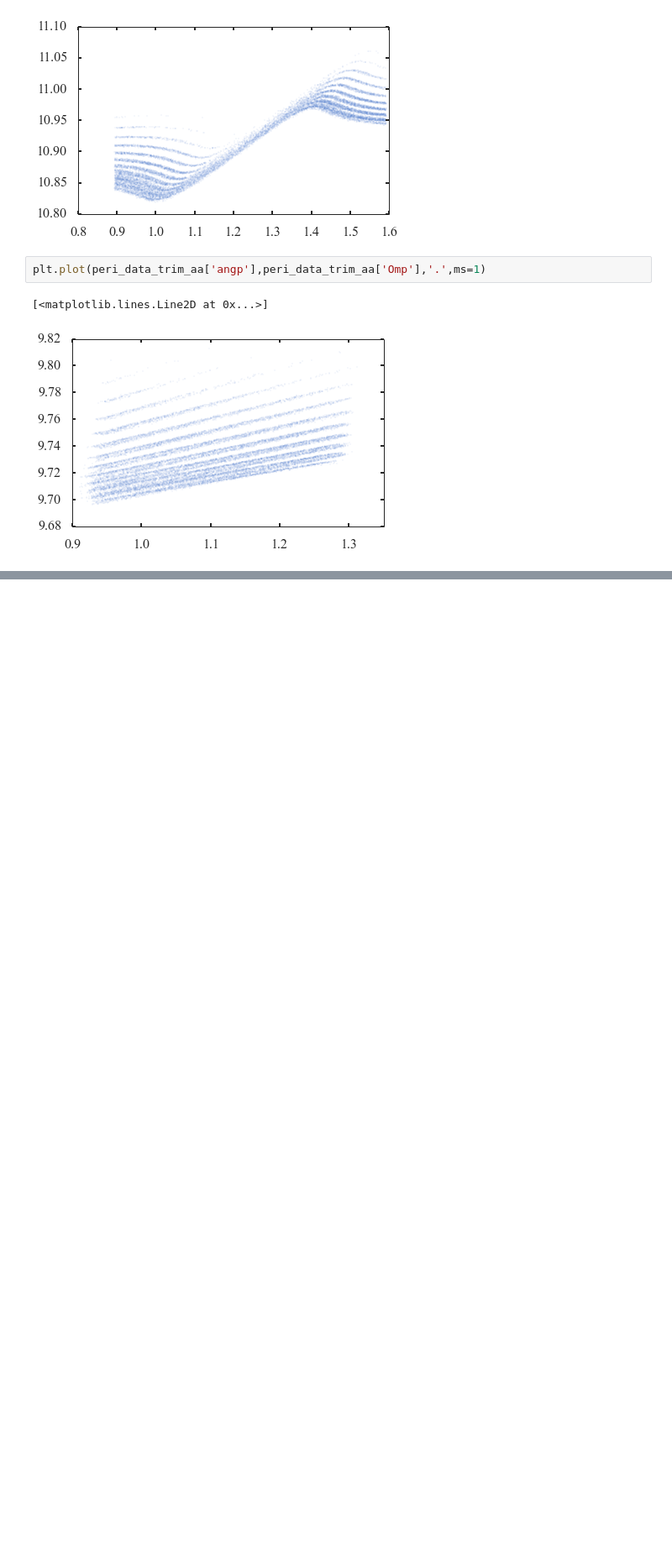
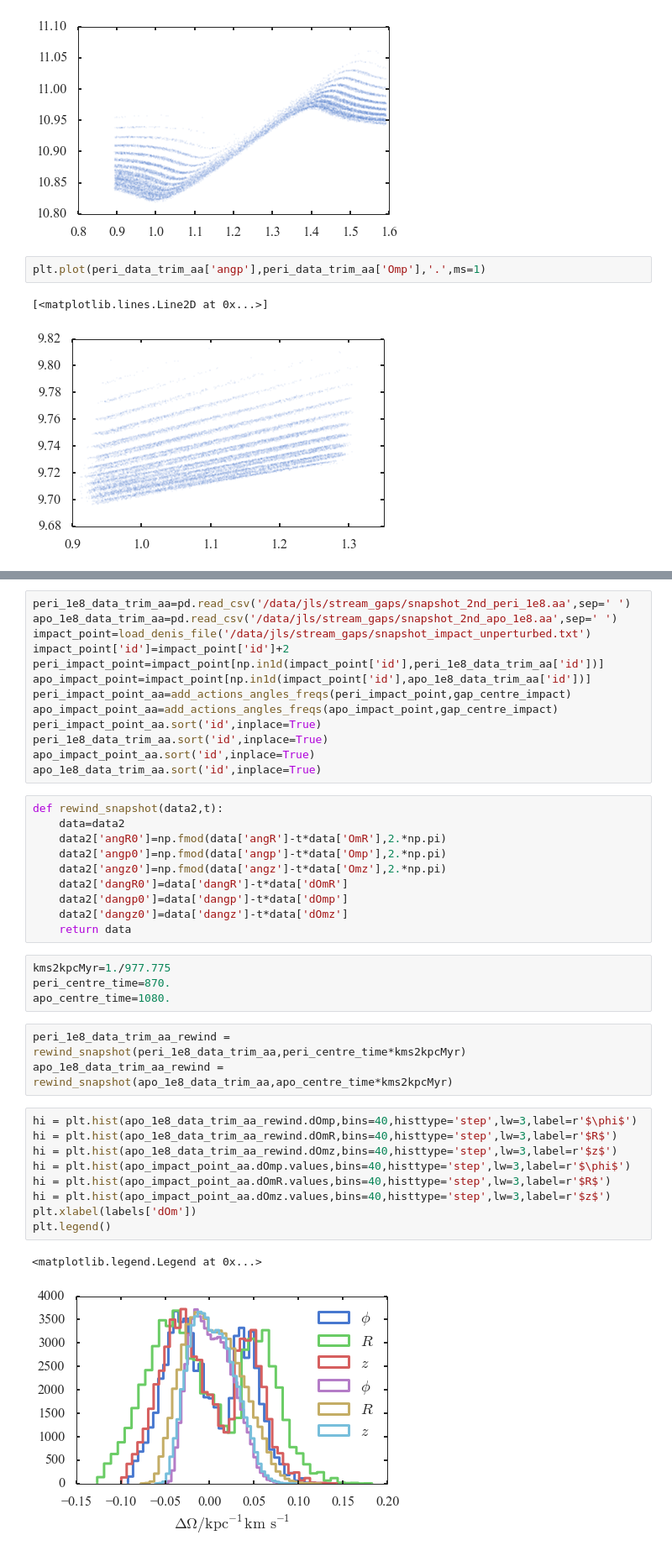
Before and after one commit to jobovy/streamgap-aa, a Jupyter notebook: py/GapsAngleFreq.ipynb, the cells around one changed output, grey strips where cells are left out. Shown at 84% size. Drawn from its saved outputs; the diff is of its cells as text; blank space fills up the shorter version.

```diff
--- a/py/GapsAngleFreq.ipynb
+++ b/py/GapsAngleFreq.ipynb
@@ -312,0 +335,42 @@ plt.plot(peri_data_trim_aa['angp'],peri_data_trim_aa['Omp'],'.',ms=1)
+# %%
+peri_1e8_data_trim_aa=pd.read_csv('/data/jls/stream_gaps/snapshot_2nd_peri_1e8.aa',sep=' ')
+apo_1e8_data_trim_aa=pd.read_csv('/data/jls/stream_gaps/snapshot_2nd_apo_1e8.aa',sep=' ')
+impact_point=load_denis_file('/data/jls/stream_gaps/snapshot_impact_unperturbed.txt')
+impact_point['id']=impact_point['id']+2
+peri_impact_point=impact_point[np.in1d(impact_point['id'],peri_1e8_data_trim_aa['id'])]
+apo_impact_point=impact_point[np.in1d(impact_point['id'],apo_1e8_data_trim_aa['id'])]
+peri_impact_point_aa=add_actions_angles_freqs(peri_impact_point,gap_centre_impact)
+apo_impact_point_aa=add_actions_angles_freqs(apo_impact_point,gap_centre_impact)
+peri_impact_point_aa.sort('id',inplace=True)
+peri_1e8_data_trim_aa.sort('id',inplace=True)
+apo_impact_point_aa.sort('id',inplace=True)
+apo_1e8_data_trim_aa.sort('id',inplace=True)
+# %%
+def rewind_snapshot(data2,t):
+    data=data2
+    data2['angR0']=np.fmod(data['angR']-t*data['OmR'],2.*np.pi)
+    data2['angp0']=np.fmod(data['angp']-t*data['Omp'],2.*np.pi)
+    data2['angz0']=np.fmod(data['angz']-t*data['Omz'],2.*np.pi)
+    data2['dangR0']=data['dangR']-t*data['dOmR']
+    data2['dangp0']=data['dangp']-t*data['dOmp']
+    data2['dangz0']=data['dangz']-t*data['dOmz']
+    return data
+# %%
+kms2kpcMyr=1./977.775
+peri_centre_time=870.
+apo_centre_time=1080.
+# %%
+peri_1e8_data_trim_aa_rewind = rewind_snapshot(peri_1e8_data_trim_aa,peri_centre_time*kms2kpcMyr)
+apo_1e8_data_trim_aa_rewind = rewind_snapshot(apo_1e8_data_trim_aa,apo_centre_time*kms2kpcMyr)
+# %%
+hi = plt.hist(apo_1e8_data_trim_aa_rewind.dOmp,bins=40,histtype='step',lw=3,label=r'$\phi$')
+hi = plt.hist(apo_1e8_data_trim_aa_rewind.dOmR,bins=40,histtype='step',lw=3,label=r'$R$')
+hi = plt.hist(apo_1e8_data_trim_aa_rewind.dOmz,bins=40,histtype='step',lw=3,label=r'$z$')
+hi = plt.hist(apo_impact_point_aa.dOmp.values,bins=40,histtype='step',lw=3,label=r'$\phi$')
+hi = plt.hist(apo_impact_point_aa.dOmR.values,bins=40,histtype='step',lw=3,label=r'$R$')
+hi = plt.hist(apo_impact_point_aa.dOmz.values,bins=40,histtype='step',lw=3,label=r'$z$')
+plt.xlabel(labels['dOm'])
+plt.legend()
+# %% [output]
+<matplotlib.legend.Legend at 0x...>
+[figure, added]
```
Also changed, not shown: parts of 31 cells of this notebook.
